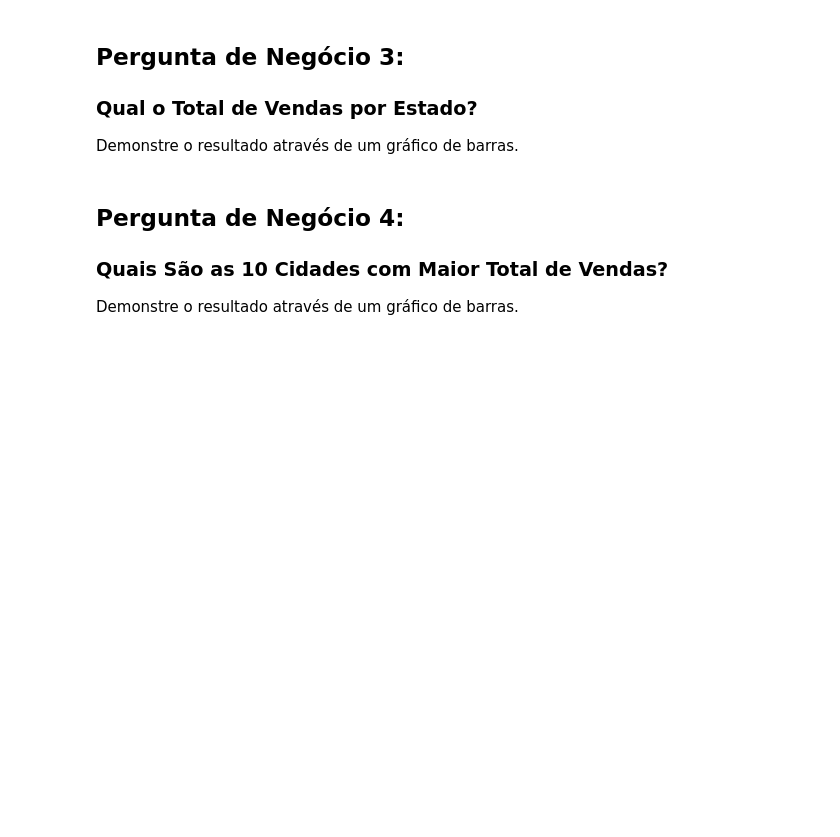
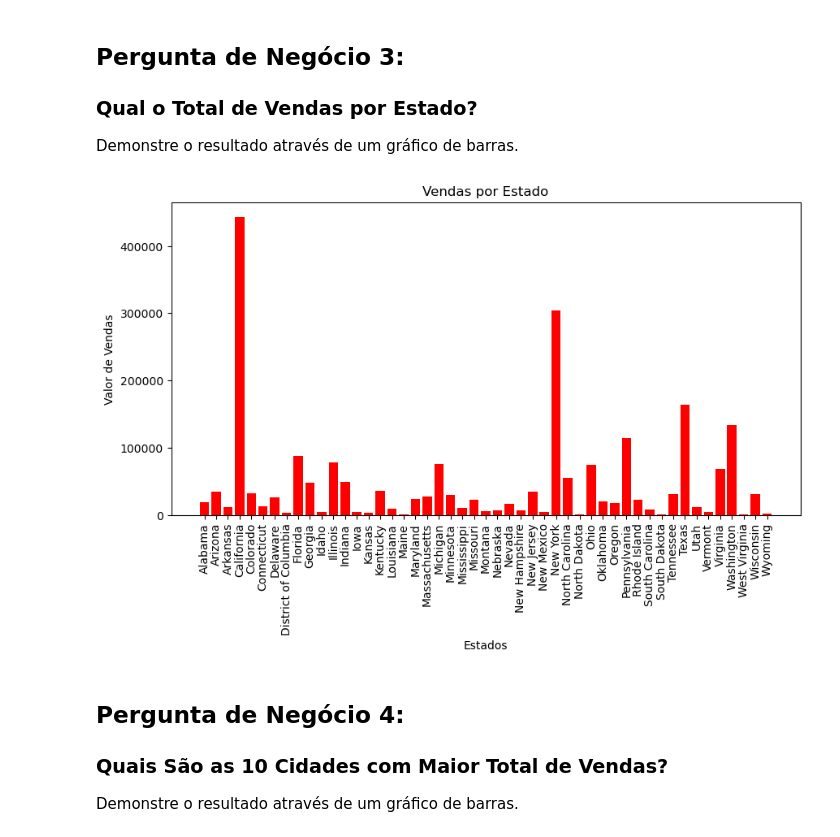
Before and after one commit to oguiaraujo/DSDA-Projects, a Jupyter notebook: DSA/Projeto2-Perguntas.ipynb, the cells around one changed output. Drawn from its saved outputs; the diff is of its cells as text; code cells hidden in the pictures; blank space fills up the shorter version.

```diff
--- a/DSA/Projeto2-Perguntas.ipynb
+++ b/DSA/Projeto2-Perguntas.ipynb
@@ -174,6 +175,19 @@ plt.show()
 ### Qual o Total de Vendas por Estado?
 
 Demonstre o resultado através de um gráfico de barras.
+# %%
+df_sales_state = df_dsa.groupby("Estado")["Valor_Venda"].sum()
+df_sales_state = df_sales_state.sort_index()
+
+plt.figure(figsize=(10, 5))
+plt.bar(df_sales_state.index, df_sales_state.values, color = "Red")
+plt.title("Vendas por Estado")
+plt.xlabel("Estados")
+plt.ylabel("Valor de Vendas")
+plt.xticks(rotation = 90)
+plt.show()
+# %% [output]
+[figure, added]
 # %% [markdown]
 ## Pergunta de Negócio 4:
 
```
Also changed, not shown: parts of 1 cell of this notebook.
